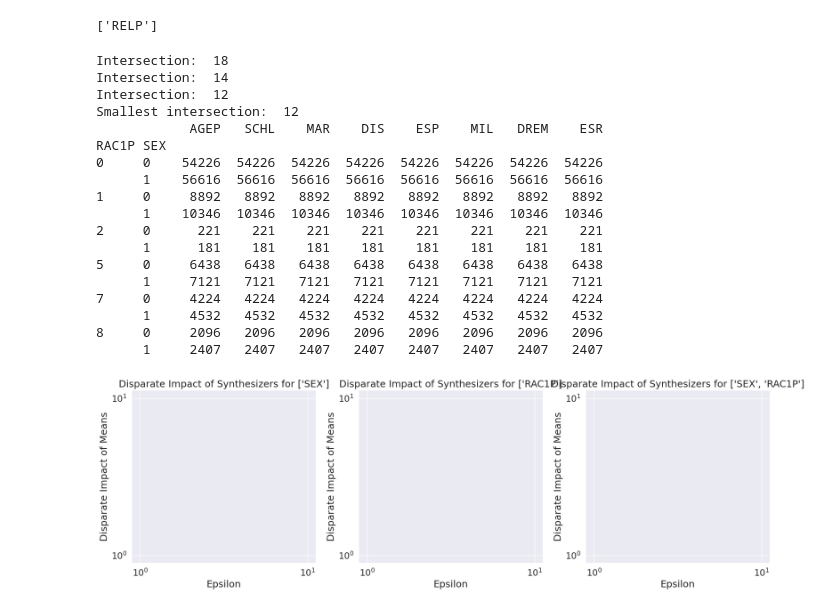
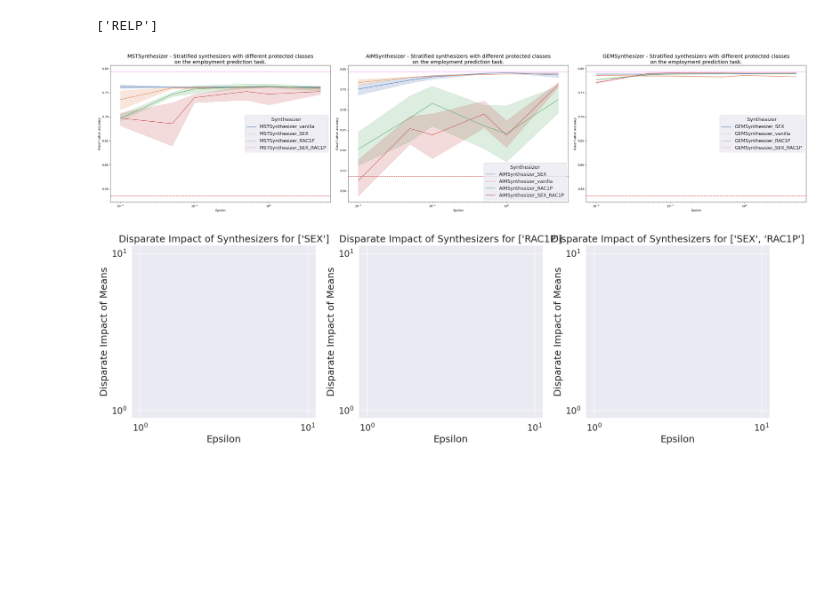
Before and after one commit to lurosenb/stratify_dp, a Jupyter notebook: plots_for_synths.ipynb, the cells around one changed output. Saved outputs shown, nothing was run; the diff lists cells and outputs as text; code cells hidden in the pictures; blank space fills up the shorter version.

```diff
--- a/plots_for_synths.ipynb
+++ b/plots_for_synths.ipynb
@@ -38,35 +47,38 @@ strata_cols = ['SEX', 'RAC1P']
 combinations = []
 for i in range(1, len(strata_cols) + 1):
     combinations.extend(list(itertools.combinations(strata_cols, i)))
-# %%
-# Prepare the real dataset for evaluation
-df_numeric = force_data_categorical_to_numeric(df, cat_columns=df.columns)
-X_real = df_numeric.drop('ESR', axis=1)
-y_real = df_numeric['ESR']
-X_train_real, X_test_real, y_train_real, y_test_real = train_test_split(X_real, y_real, test_size=0.2, random_state=42)
-train_df_real = X_train_real.copy()
-train_df_real['ESR'] = y_train_real
-test_df_real = X_test_real.copy()
-test_df_real['ESR'] = y_test_real
-# %% [output]
-Intersection:  18
-Intersection:  14
-Intersection:  12
-Smallest intersection:  12
-            AGEP   SCHL    MAR    DIS    ESP    MIL   DREM    ESR
-RAC1P SEX
-0     0    54226  54226  54226  54226  54226  54226  54226  54226
-      1    56616  56616  56616  56616  56616  56616  56616  56616
-1     0     8892   8892   8892   8892   8892   8892   8892   8892
-      1    10346  10346  10346  10346  10346  10346  10346  10346
-2     0      221    221    221    221    221    221    221    221
-      1      181    181    181    181    181    181    181    181
-5     0     6438   6438   6438   6438   6438   6438   6438   6438
-      1     7121   7121   7121   7121   7121   7121   7121   7121
-7     0     4224   4224   4224   4224   4224   4224   4224   4224
-      1     4532   4532   4532   4532   4532   4532   4532   4532
-8     0     2096   2096   2096   2096   2096   2096   2096   2096
-      1     2407   2407   2407   2407   2407   2407   2407   2407
+# %%
+def evaluate_on_dataframes(train_df, test_df, target_col = 'ESR'):
+    # Feature columns
+    feature_cols = [col for col in train_df.columns if col != target_col]
+
+    # Convert all columns to categorical
+    for col in train_df.columns:
+        train_df[col] = train_df[col].astype('category')
+
+    # Prepare the dataset
+    X_train = train_df[feature_cols]
+    y_train = train_df[target_col]
+    X_test = test_df[feature_cols]
+    y_test = test_df[target_col]
+
+    # Train the classifier
+    clf = RandomForestClassifier(n_estimators=100, random_state=42)
+    clf.fit(X_train, y_train)
+
+    # Make predictions on the test set
+    y_pred = clf.predict(X_test)
+
+    # Evaluate the model
+    accuracy = accuracy_score(y_test, y_pred)
+
+    return accuracy
+
+
+# Prepare the real dataset for evaluation
+df_numeric = force_data_categorical_to_numeric(df, cat_columns=df.columns)
+train, test = train_test_split(df_numeric, test_size=0.2, random_state=42)
+accuracy_overall = evaluate_on_dataframes(train, test)
 # %%
 def plot_performance_synths_all_one_plot(performance_df, overall_accuracy):
     sns.set(rc={'figure.figsize':(11.7,8.27)})
@@ -82,35 +94,37 @@ def plot_performance_synths_all_one_plot(performance_df, overall_accuracy):
     plt.xscale('log')
     plt.show()
 
 def plot_performance_synths_subplots(performance_df, overall_accuracy):
      # Extract unique synthesizer prefixes
     prefixes = performance_df['Synthesizer'].apply(lambda x: x.split('_')[0]).unique()
 
     # Create subplots
     num_prefixes = len(prefixes)
     fig, axes = plt.subplots(nrows=1, ncols=num_prefixes, figsize=(11.7 * num_prefixes, 8.27))
 
     sns.set(font_scale=1.5)
 
     for idx, (prefix, ax) in enumerate(zip(prefixes, axes.flatten())):
         filtered_data = performance_df[performance_df['Synthesizer'].str.startswith(prefix)]
 
         # Add baseline performance horizontal line at specific y value
         baseline = max(df['ESR'].value_counts() / len(df))
         ax.axhline(y=baseline, color='r', linestyle='--')
         ax.axhline(y=overall_accuracy, color='violet', linestyle='--')
         sns.lineplot(data=filtered_data, x='Epsilon', y='Accuracy', hue='Synthesizer', ax=ax)
         ax.set_xlabel("Epsilon")
         ax.set_ylabel("Classification accuracy")
         ax.set_title(f"{prefix} - Stratified synthesizers with different protected classes\non the employment prediction task.")
         ax.set_xscale('log')
 
     plt.tight_layout()
     plt.show()
 
 # load performance_df
-df_for_plotting = pd.read_pickle('performance_df.pkl')
-plot_performance_synths_subplots(pd.read_pickle('performance_df.pkl'), overall_accuracy=accuracy_overall)
+df_for_plotting = pd.read_pickle('new_performance.pkl')
+plot_performance_synths_subplots(df_for_plotting, overall_accuracy=accuracy_overall)
+# %% [output]
+[figure, added]
 # %%
 def plot_disparate_impact_subplots_strata_only_limited(performance_df, function_name):
     intersectional_groups = ["['SEX']", "['SEX', 'RAC1P']"]
```
Also changed, not shown: parts of 1 cell of this notebook, 7 other files.
